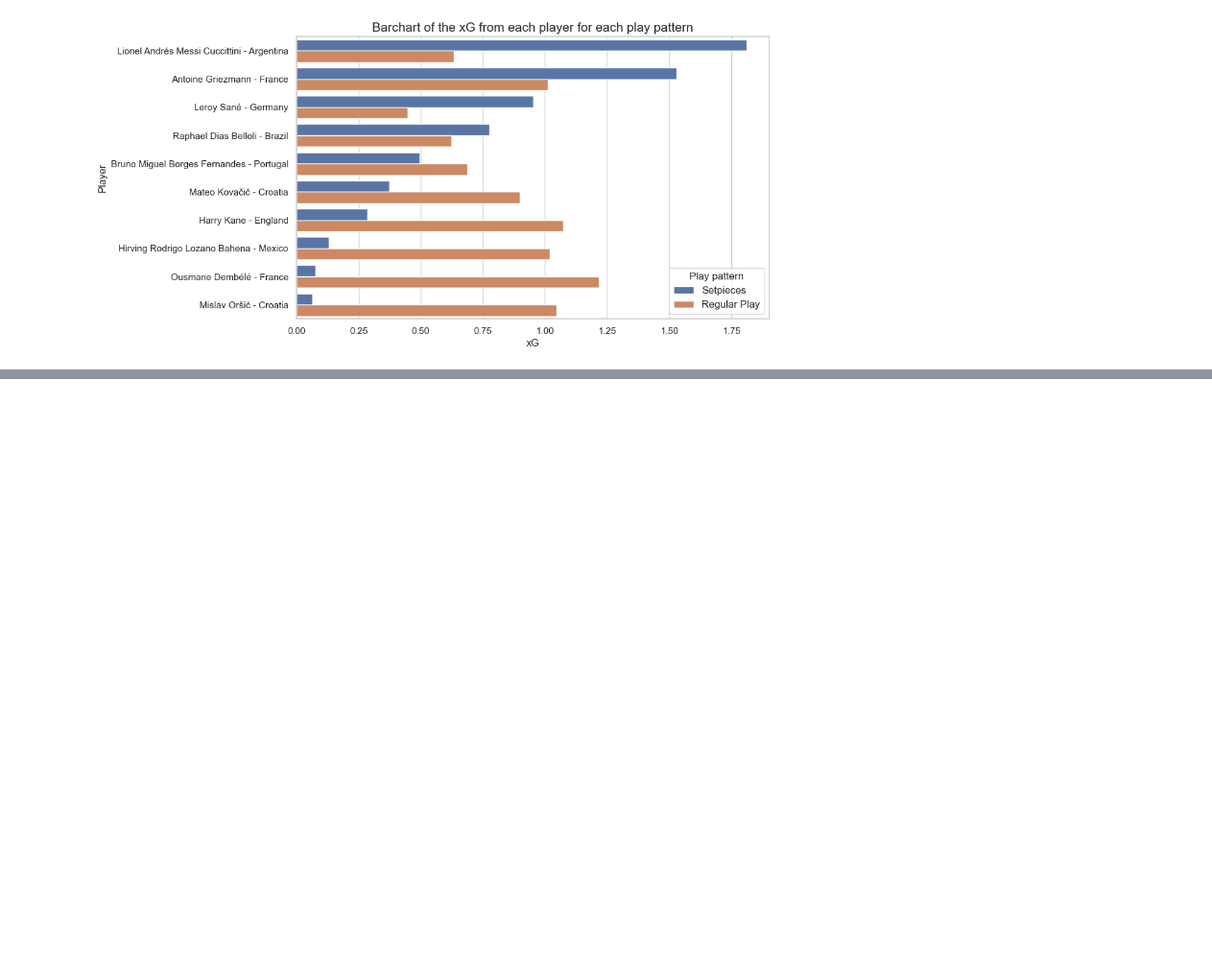
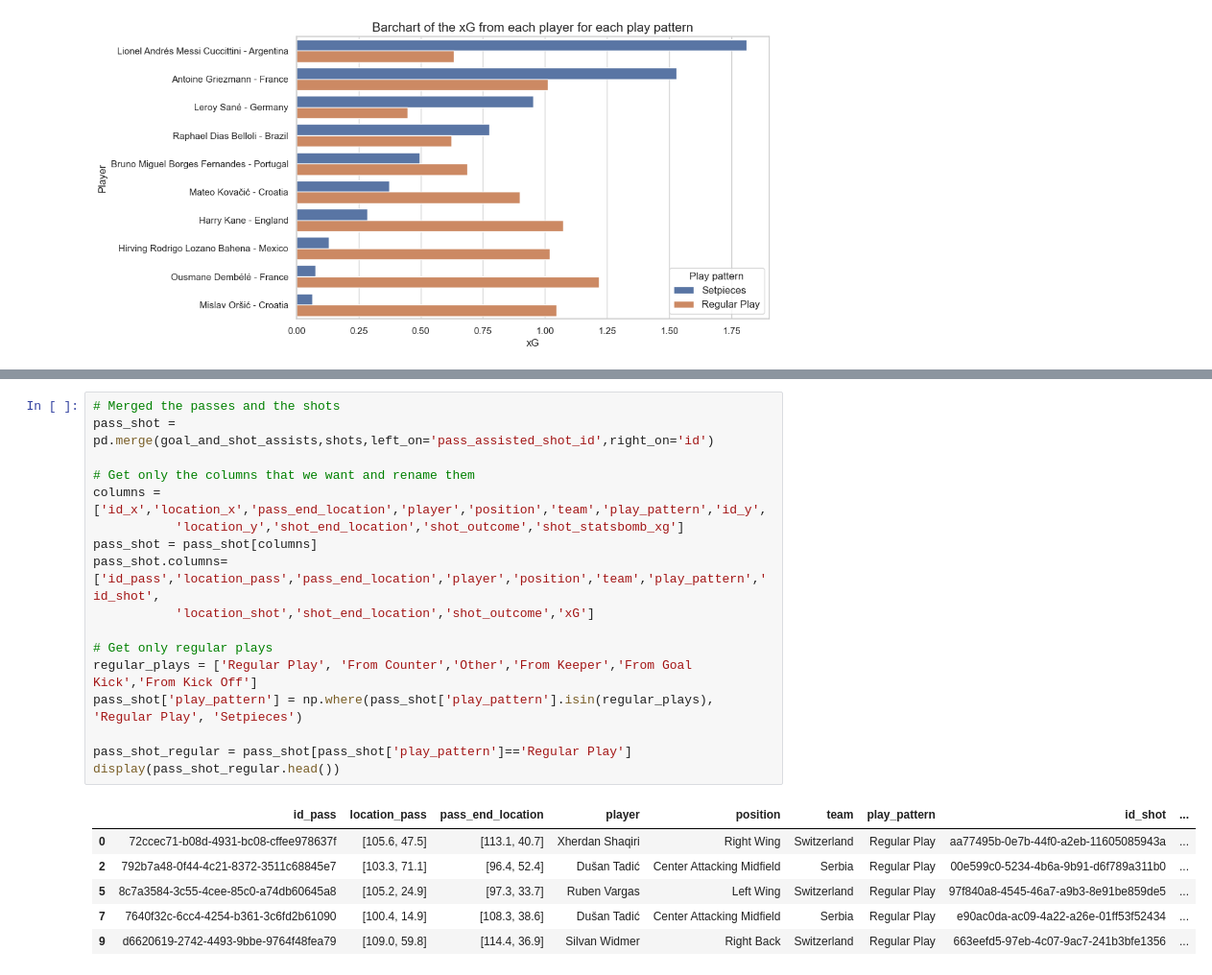
Before and after one commit to GabrielGausachs/WC2022-passes-analysed, a Jupyter notebook: code/last_pass_players.ipynb, the cells around one changed output, grey strips where cells are left out. Shown: that part at 96% size. Cells and saved outputs as stored; diff of their text form; blank space fills up the shorter version.

```diff
--- a/code/last_pass_players.ipynb
+++ b/code/last_pass_players.ipynb
@@ -93,0 +118,24 @@ plt.show()
+# %%
+# Merged the passes and the shots
+pass_shot = pd.merge(goal_and_shot_assists,shots,left_on='pass_assisted_shot_id',right_on='id')
+
+# Get only the columns that we want and rename them
+columns = ['id_x','location_x','pass_end_location','player','position','team','play_pattern','id_y',
+           'location_y','shot_end_location','shot_outcome','shot_statsbomb_xg']
+pass_shot = pass_shot[columns]
+pass_shot.columns=['id_pass','location_pass','pass_end_location','player','position','team','play_pattern','id_shot',
+           'location_shot','shot_end_location','shot_outcome','xG']
+
+# Get only regular plays
+regular_plays = ['Regular Play', 'From Counter','Other','From Keeper','From Goal Kick','From Kick Off']
+pass_shot['play_pattern'] = np.where(pass_shot['play_pattern'].isin(regular_plays), 'Regular Play', 'Setpieces')
+
+pass_shot_regular = pass_shot[pass_shot['play_pattern']=='Regular Play']
+display(pass_shot_regular.head())
+# %% [output]
+|  | id_pass | location_pass | pass_end_location | player | position | team | play_pattern | id_shot | ... |
+| 0 | 72ccec71-b08d-4931-bc08-cffee978637f | [105.6, 47.5] | [113.1, 40.7] | Xherdan Shaqiri | Right Wing | Switzerland | Regular Play | aa77495b-0e7b-44f0-a2eb-11605085943a | ... |
+| 2 | 792b7a48-0f44-4c21-8372-3511c68845e7 | [103.3, 71.1] | [96.4, 52.4] | Dušan Tadić | Center Attacking Midfield | Serbia | Regular Play | 00e599c0-5234-4b6a-9b91-d6f789a311b0 | ... |
+| 5 | 8c7a3584-3c55-4cee-85c0-a74db60645a8 | [105.2, 24.9] | [97.3, 33.7] | Ruben Vargas | Left Wing | Switzerland | Regular Play | 97f840a8-4545-46a7-a9b3-8e91be859de5 | ... |
+| 7 | 7640f32c-6cc4-4254-b361-3c6fd2b61090 | [100.4, 14.9] | [108.3, 38.6] | Dušan Tadić | Center Attacking Midfield | Serbia | Regular Play | e90ac0da-ac09-4a22-a26e-01ff53f52434 | ... |
+| 9 | d6620619-2742-4493-9bbe-9764f48fea79 | [109.0, 59.8] | [114.4, 36.9] | Silvan Widmer | Right Back | Switzerland | Regular Play | 663eefd5-97eb-4c07-9ac7-241b3bfe1356 | ... |
```
Also changed, not shown: parts of 6 cells of this notebook, 4 other files.
